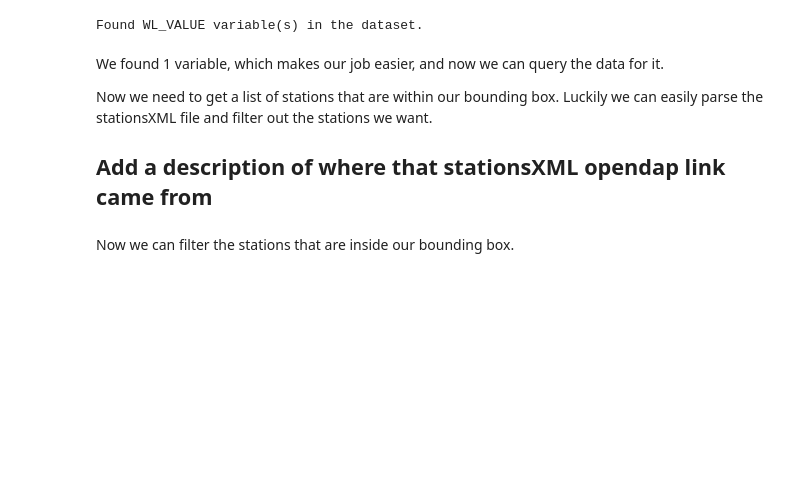
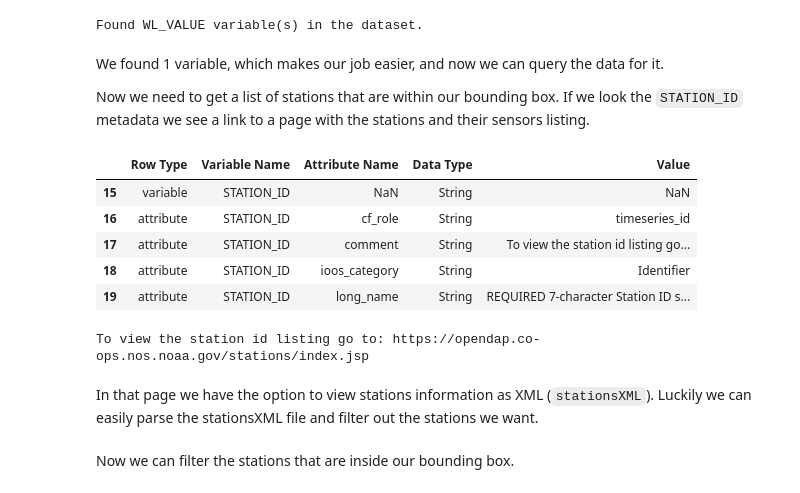
Before and after one commit to ioos/ioos_code_lab, a Jupyter notebook: jupyterbook/content/code_gallery/data_access_notebooks/2016-10-12-fetching_data.ipynb, the cells around one changed output. Cells and saved outputs as stored; diff of their text form; code cells hidden in the pictures; blank space fills up the shorter version.

```diff
--- a/jupyterbook/content/code_gallery/data_access_notebooks/2016-10-12-fetching_data.ipynb
+++ b/jupyterbook/content/code_gallery/data_access_notebooks/2016-10-12-fetching_data.ipynb
@@ -101,9 +99,27 @@ Found WL_VALUE variable(s) in the dataset.
 # %% [markdown]
 We found 1 variable, which makes our job easier, and now we can query the data for it.
 
-Now we need to get a list of stations that are within our bounding box. Luckily we can easily parse the stationsXML file and filter out the stations we want.
-
-## Add a description of where that stationsXML opendap link came from
+Now we need to get a list of stations that are within our bounding box.
+If we look the `STATION_ID` metadata we see a link to a page with the stations and their sensors listing.
+# %%
+info = pd.read_csv(e.get_info_url(response="csv"))
+station_id_info = info.loc[info["Variable Name"] == "STATION_ID"]
+
+station_id_info
+# %% [output]
+|  | Row Type | Variable Name | Attribute Name | Data Type | Value |
+| 15 | variable | STATION_ID | NaN | String | NaN |
+| 16 | attribute | STATION_ID | cf_role | String | timeseries_id |
+| 17 | attribute | STATION_ID | comment | String | To view the station id listing go... |
+| 18 | attribute | STATION_ID | ioos_category | String | Identifier |
+| 19 | attribute | STATION_ID | long_name | String | REQUIRED 7-character Station ID s... |
+# %%
+print(station_id_info.loc[station_id_info["Attribute Name"] == "comment"]["Value"].squeeze())
+# %% [output]
+To view the station id listing go to: https://opendap.co-ops.nos.noaa.gov/stations/index.jsp
+# %% [markdown]
+In that page we have the option to view stations information as XML (`stationsXML`).
+Luckily we can easily parse the stationsXML file and filter out the stations we want.
 # %%
 url = "https://opendap.co-ops.nos.noaa.gov/stations/stationsXML.jsp"
 
```
Also changed, not shown: parts of 3 cells of this notebook.
